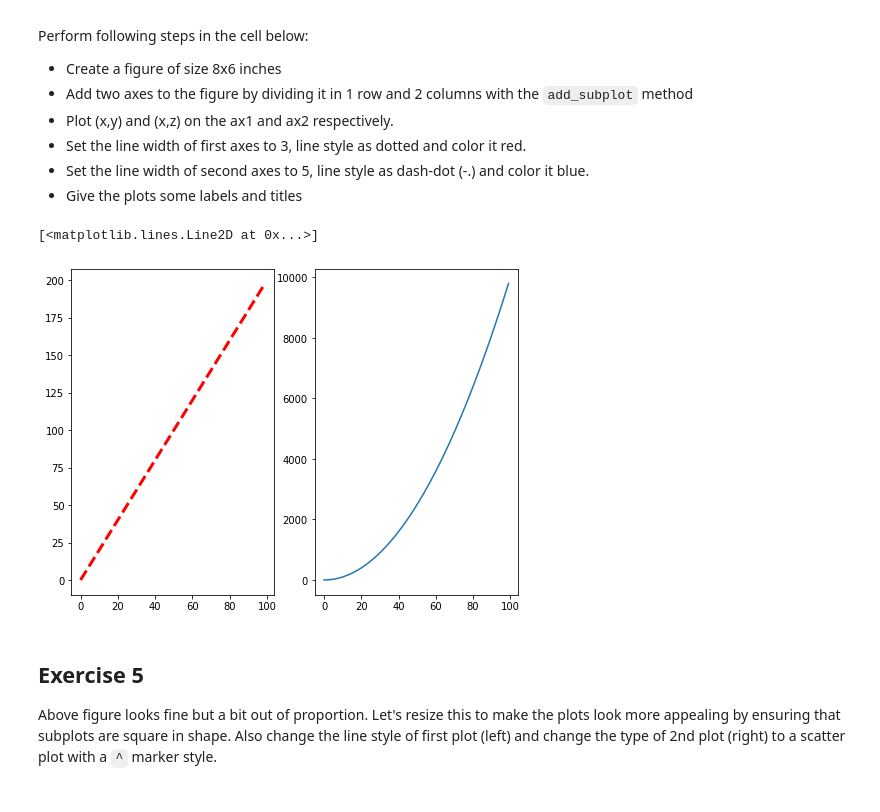
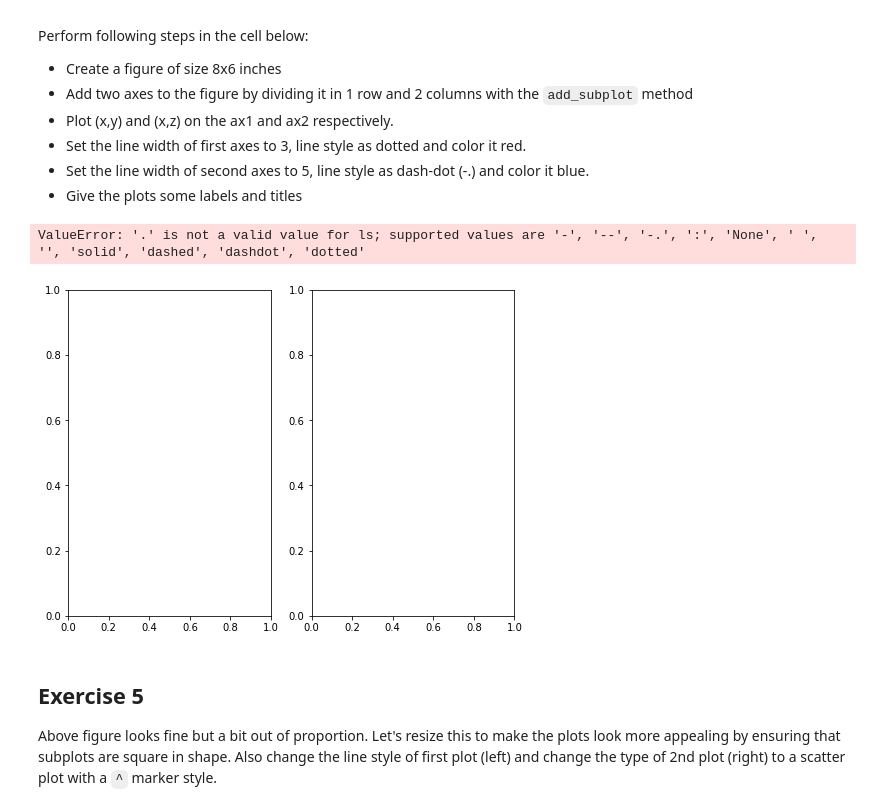
Before and after one commit to JohnTheTripper/dsc-more-practice-with-matplotlib-lab-nyc-ds-021720, a Jupyter notebook: index.ipynb, the cells around one changed output. Drawn from its saved outputs; the diff is of its cells as text; code cells hidden in the pictures.

```diff
--- a/index.ipynb
+++ b/index.ipynb
@@ -137,17 +137,17 @@ Perform following steps in the cell below:
 # %%
 my_figure4 = plt.figure(figsize=(8,6))
 
 #fig, axes = plt.subplots(nrows=3, ncols=4, figsize=(8,6))
 
 
 ax1 = my_figure4.add_subplot(121)
 ax2 = my_figure4.add_subplot(122)
 
-ax1.plot(x, y, lw=3, ls='--', color='red')
+ax1.plot(x, y, lw=3, ls='.', color='red')
 ax2.plot(x, z)
 # %% [output]
-[<matplotlib.lines.Line2D at 0x...>]
+ValueError: '.' is not a valid value for ls; supported values are '-', '--', '-.', ':', 'None', ' ', '', 'solid', 'dashed', 'dashdot', 'dotted'
-[figure, old version]
+[figure, new version]
 # %% [markdown]
 ## Exercise 5
 
```
